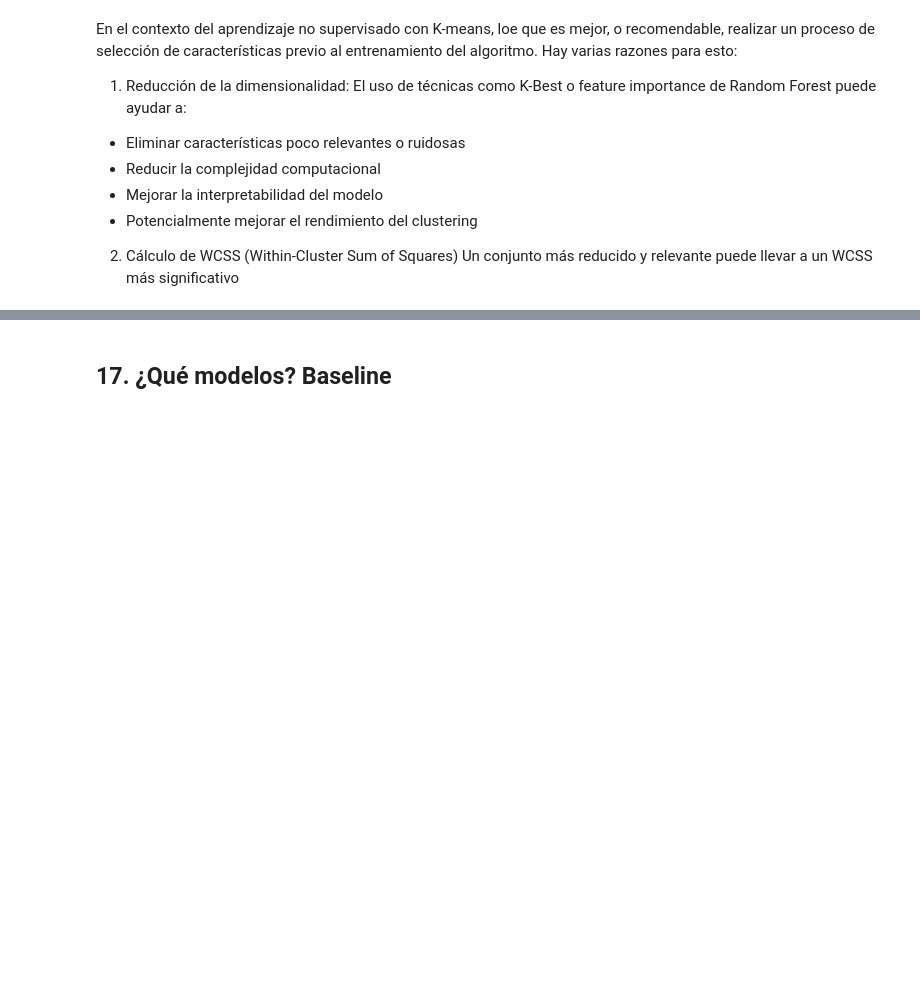
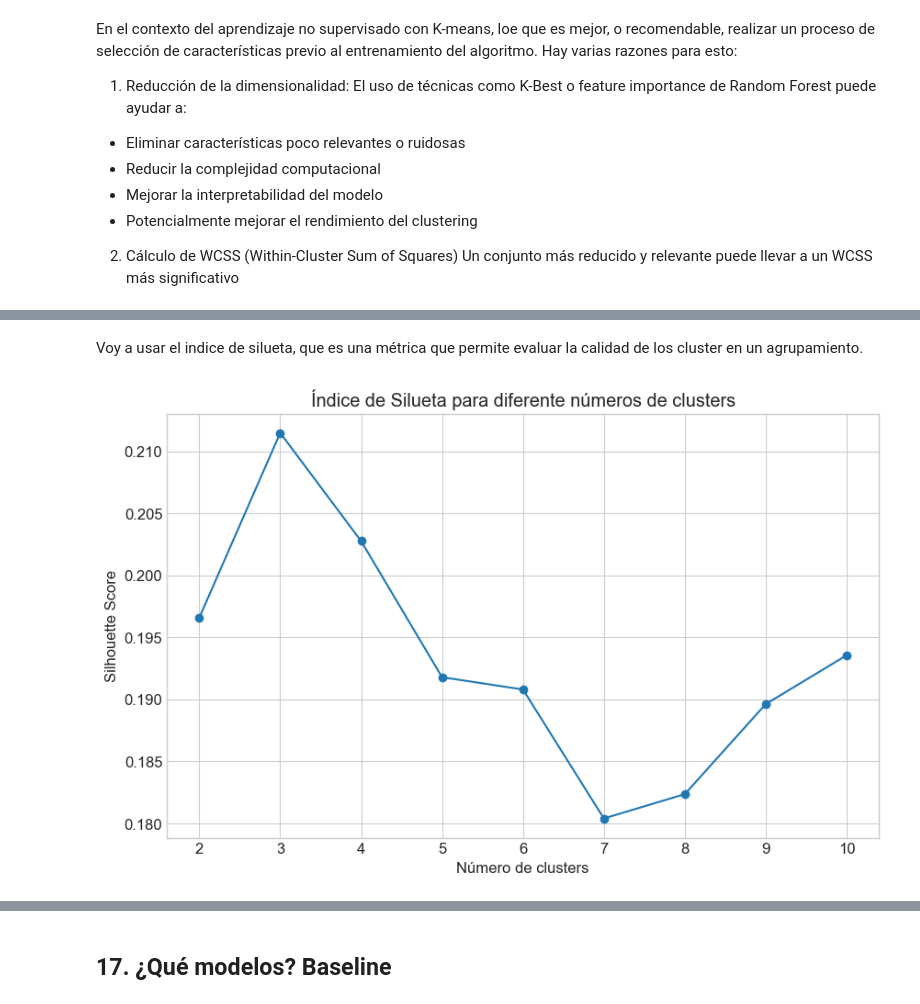
Before and after one commit to angelgvill/DS_ML_Machine_Learning_viviendaMadrid, a Jupyter notebook: notebooks/0514_Modelos_ML+_NoSupervisado.ipynb, the cells around one changed output, grey strips where cells are left out. Saved outputs shown, nothing was run; the diff lists cells and outputs as text; code cells hidden in the pictures; blank space fills up the shorter version.

```diff
--- a/notebooks/0514_Modelos_ML+_NoSupervisado.ipynb
+++ b/notebooks/0514_Modelos_ML+_NoSupervisado.ipynb
@@ -208,0 +186,43 @@ InvalidParameterError: The 'algorithm' parameter of KMeans must be a str among {
+# %% [markdown]
+Voy a usar el indice de silueta, que es una métrica que permite evaluar la calidad de los cluster en un agrupamiento.
+# %%
+# Función para calcular índices de silueta para diferentes números de clusters. Escalado de las variables
+def calcular_silhouette_scores(dataframe, max_clusters=10):
+    # Seleccionar solo columnas numéricas
+    X = dataframe.select_dtypes(include=['float64', 'int64']).values
+
+    # Escalar los datos
+    scaler = StandardScaler()
+    X_scaled = scaler.fit_transform(X)
+
+    silhouette_scores = []
+
+    for n_clusters in range(2, max_clusters + 1):
+        # Aplicar K-means
+        kmeans = KMeans(
+            n_clusters=n_clusters,
+            random_state=42,
+            n_init=10
+        )
+
+        # Predecir clusters
+        clusters = kmeans.fit_predict(X_scaled)
+
+        # Calcular índice de silueta
+        score = silhouette_score(X_scaled, clusters)
+        silhouette_scores.append(score)
+
+    # Graficar los resultados
+    plt.figure(figsize=(10, 6))
+    plt.plot(range(2, max_clusters + 1), silhouette_scores, marker='o')
+    plt.title('Índice de Silueta para diferente números de clusters')
+    plt.xlabel('Número de clusters')
+    plt.ylabel('Silhouette Score')
+    plt.show()
+
+    return silhouette_scores
+# %%
+#aplicado a mi dataframe
+silhouette_resultados = calcular_silhouette_scores(df)
+# %% [output]
+[figure, added]
```
Also changed, not shown: parts of 11 cells of this notebook.
